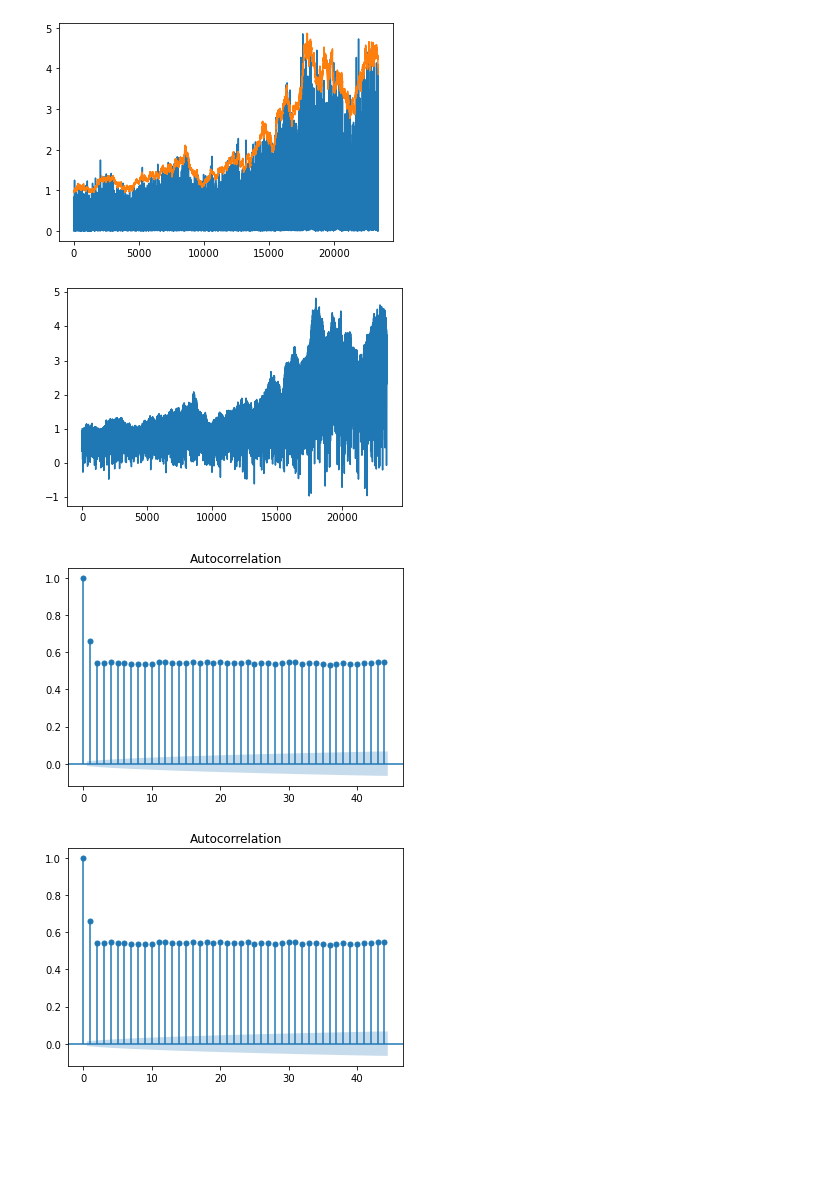
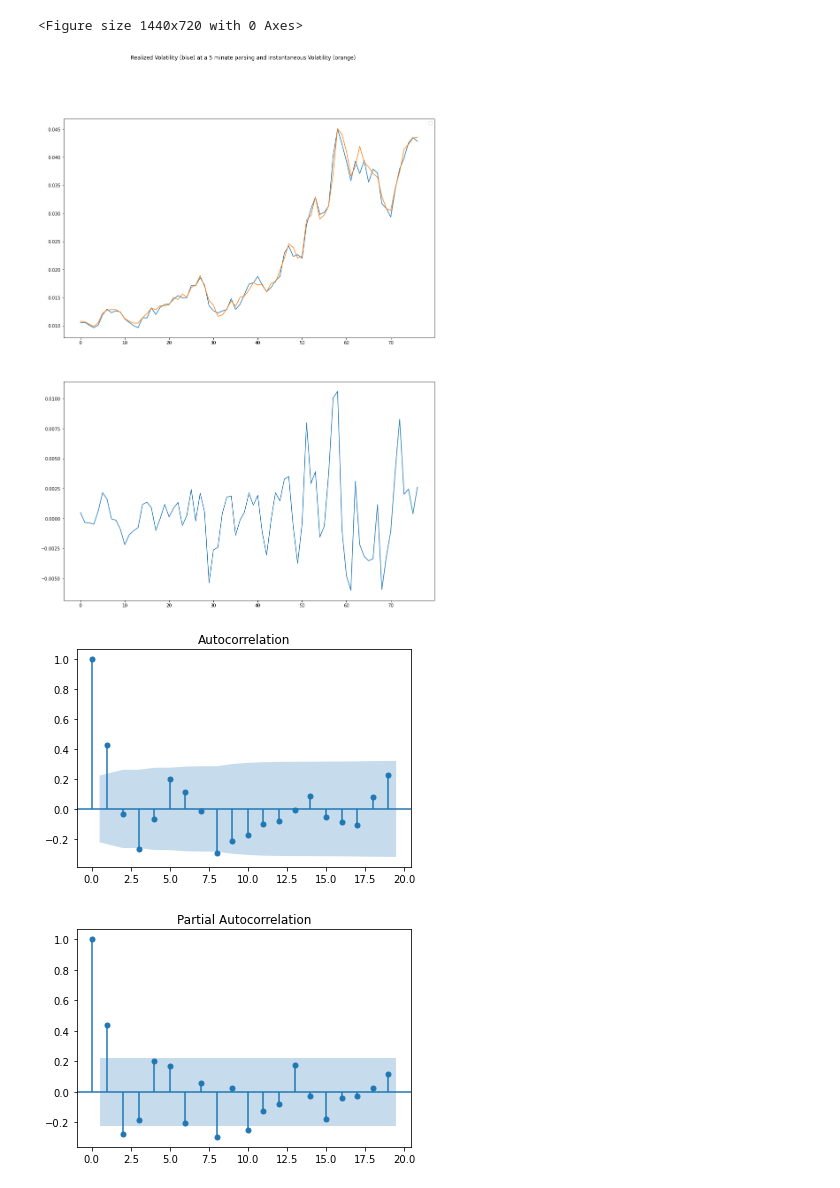
Before and after one commit to macrandrea/RoughVolArtOrArtefact, a Jupyter notebook: OUvol.ipynb, the cells around one changed output. Cells and saved outputs as stored; diff of their text form; code cells hidden in the pictures; blank space fills up the shorter version.

```diff
--- a/OUvol.ipynb
+++ b/OUvol.ipynb
@@ -5,22 +5,37 @@ import matplotlib.pyplot as plt
 from statsmodels.tsa.stattools import acf, pacf,adfuller
 from statsmodels.graphics.tsaplots import plot_acf, plot_pacf
 # %%
-s=em.gbm_expOU(100,1,23400)
-f=em.RV(s[0],len(s[0]))#ma se io semplicemente do ad RV 78 prezzi?
-d=np.zeros(len(s[0]))
+#2400 realized volatilities
+s=em.gbm_mod(100,1,23400)
+f=em.RV(s[0],len(s[0]))
+diff=np.zeros(len(s[0]))
 for i in range(len(s[0])):
-    d[i]=(s[1][i]-f[i])
+    diff[i]=(s[1][i]-f[i])
-# %%
-plt.plot(f)
-plt.plot(s[1])
-plt.show()
-plt.plot(d)
-plt.show()
-# %% [output]
-[figure, removed]
-[figure, removed]
-# %%
-plot_acf(d)
-# %% [output]
-[figure, removed]
-[figure, removed]
+# %%
+#78 realized volatilities
+s=em.gbm_expOU(100,1,23400)
+r2=em.calcolaRendimenti(s[0],len(s[0]))
+rv=em.realVol(r2,300,23400)
+d=np.zeros(len(rv))
+for (i,j) in zip(range(0,len(s[0]),300),range(len(rv))):
+    d[j]=(rv[j]-s[1][i])
+# %%
+#78 realized volatilities
+xx=[x for x in range(len(rv))]
+z=s[1].reshape(-1,300).mean(axis=1)
+
+plt.figure(figsize=(20, 10))
+fig, axs = plt.subplots(2,figsize=(15,20))
+fig.suptitle('Realized Volatility (blue) at a 5 minute parsing and Instantaneous Volatility (orange)')
+#fig.inftitle("Differences: RV-sigma")
+axs[0].legend("fff")
+axs[0].plot(xx, rv,xx, z[1:])
+axs[1].plot(d,label="differences")
+plt.show()
+plot_pacf(d)
+plot_acf(d)
+# %% [output]
+<Figure size 1440x720 with 0 Axes>
+[figure, added]
+[figure, added]
+[figure, added]
```
Also changed, not shown: parts of 2 cells of this notebook, 3 other files.
